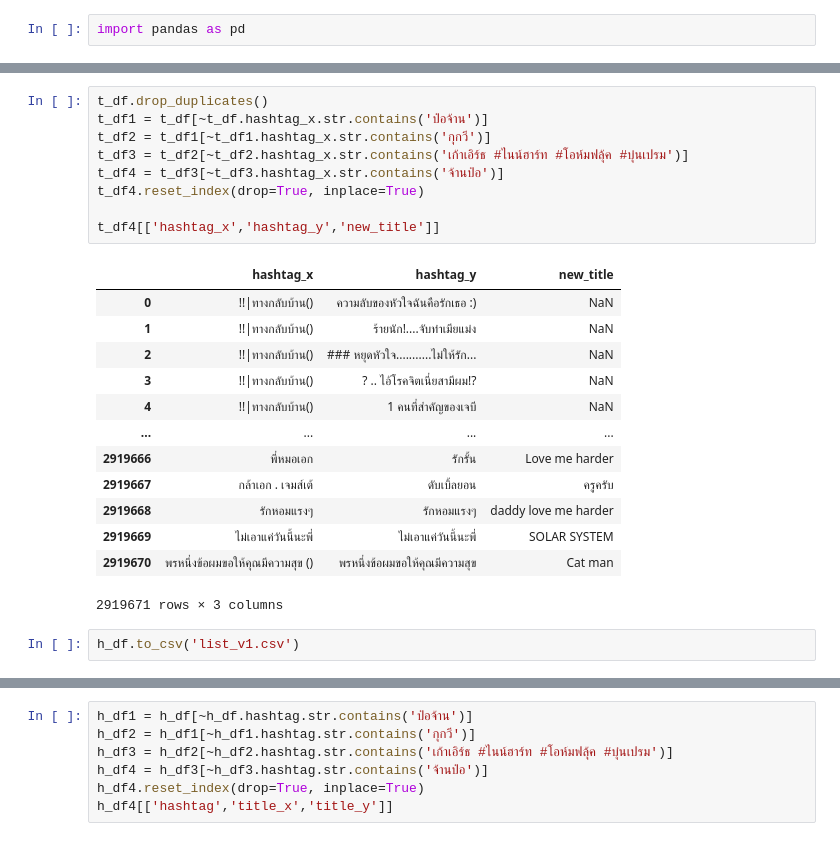
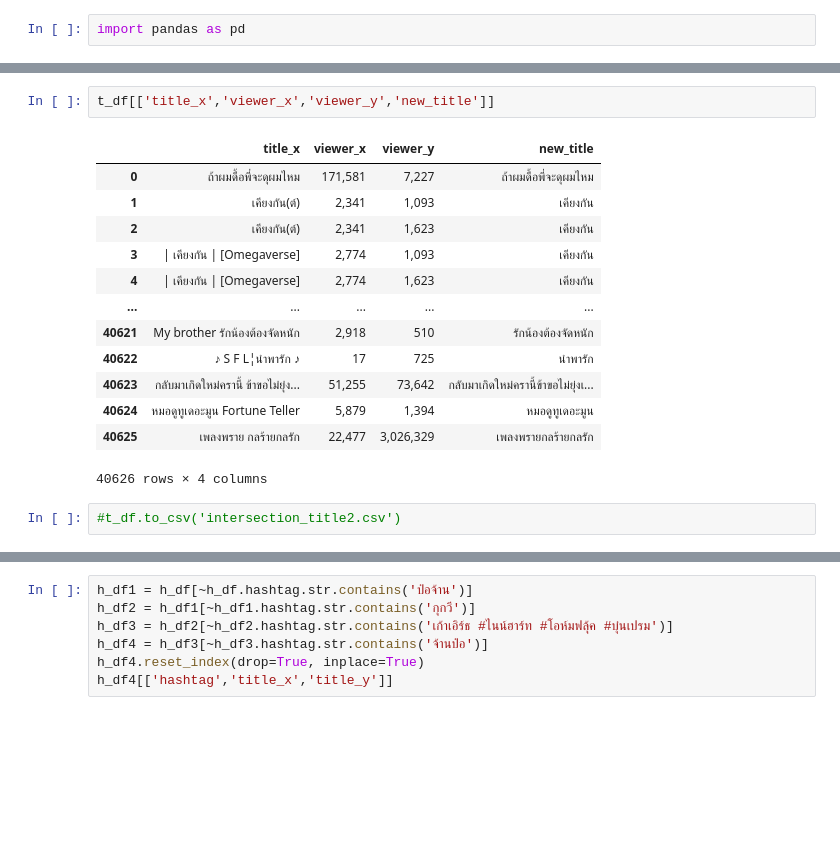
Before and after one commit to pppetonggg/Pick2Read, a Jupyter notebook: ficintersection_title.ipynb, the cells around one changed output, grey strips where cells are left out. Saved outputs shown, nothing was run; the diff lists cells and outputs as text; blank space fills up the shorter version.

```diff
--- a/ficintersection_title.ipynb
+++ b/ficintersection_title.ipynb
@@ -95,26 +64,19 @@ t_df
-# %%
-t_df.drop_duplicates()
-t_df1 = t_df[~t_df.hashtag_x.str.contains('ป๋อจ้าน')]
-t_df2 = t_df1[~t_df1.hashtag_x.str.contains('กุกวี')]
-t_df3 = t_df2[~t_df2.hashtag_x.str.contains('เก้าเอิร์ธ #ไนน์ฮาร์ท #โอห์มฟลุ้ค #บุ๋นเปรม')]
-t_df4 = t_df3[~t_df3.hashtag_x.str.contains('จ้านป๋อ')]
-t_df4.reset_index(drop=True, inplace=True)
-
-t_df4[['hashtag_x','hashtag_y','new_title']]
-# %% [output]
-|  | hashtag_x | hashtag_y | new_title |
-| 0 | !!|ทางกลับบ้าน() | ความลับของหัวใจฉันคือรักเธอ :) | NaN |
-| 1 | !!|ทางกลับบ้าน() | ร้ายนัก!....จับทำเมียแม่ง | NaN |
-| 2 | !!|ทางกลับบ้าน() | ### หยุดหัวใจ...........ไม่ให้รัก... | NaN |
-| 3 | !!|ทางกลับบ้าน() | ? .. ไอ้โรคจิตเนี่ยสามีผม!? | NaN |
-| 4 | !!|ทางกลับบ้าน() | 1 คนที่สำคัญของเจบี | NaN |
-| ... | ... | ... | ... |
-| 2919666 | พี่หมอเอก | รักรั้น | Love me harder |
-| 2919667 | กล้าเอก . เจมส์เต้ | ดับเบิ้ลยอน | ครูครับ |
-| 2919668 | รักหอมแรงๆ | รักหอมแรงๆ | daddy love me harder |
-| 2919669 | ไม่เอาแค่วันนี้นะพี่ | ไม่เอาแค่วันนี้นะพี่ | SOLAR SYSTEM |
-| 2919670 | พรหนึ่งข้อผมขอให้คุณมีความสุข () | พรหนึ่งข้อผมขอให้คุณมีความสุข | Cat man |
-2919671 rows × 3 columns
-# %%
-h_df.to_csv('list_v1.csv')
+# %%
+t_df[['title_x','viewer_x','viewer_y','new_title']]
+# %% [output]
+|  | title_x | viewer_x | viewer_y | new_title |
+| 0 | ถ้าผมดื้อพี่จะดุผมไหม | 171,581 | 7,227 | ถ้าผมดื้อพี่จะดุผมไหม |
+| 1 | เคียงกัน(ต์) | 2,341 | 1,093 | เคียงกัน |
+| 2 | เคียงกัน(ต์) | 2,341 | 1,623 | เคียงกัน |
+| 3 | | เคียงกัน | [Omegaverse] | 2,774 | 1,093 | เคียงกัน |
+| 4 | | เคียงกัน | [Omegaverse] | 2,774 | 1,623 | เคียงกัน |
+| ... | ... | ... | ... | ... |
+| 40621 | My brother รักน้องต้องจัดหนัก | 2,918 | 510 | รักน้องต้องจัดหนัก |
+| 40622 | ♪ S F L¦นำพารัก ♪ | 17 | 725 | นำพารัก |
+| 40623 | กลับมาเกิดใหม่ครานี้ ข้าขอไม่ยุ่ง... | 51,255 | 73,642 | กลับมาเกิดใหม่ครานี้ข้าขอไม่ยุ่งเ... |
+| 40624 | หมอดูทูเดอะมูน Fortune Teller | 5,879 | 1,394 | หมอดูทูเดอะมูน |
+| 40625 | เพลงพราย กลร้ายกลรัก | 22,477 | 3,026,329 | เพลงพรายกลร้ายกลรัก |
+40626 rows × 4 columns
+# %%
+#t_df.to_csv('intersection_title2.csv')
 # %%
```
Also changed, not shown: parts of 8 cells of this notebook, 22 other files.
